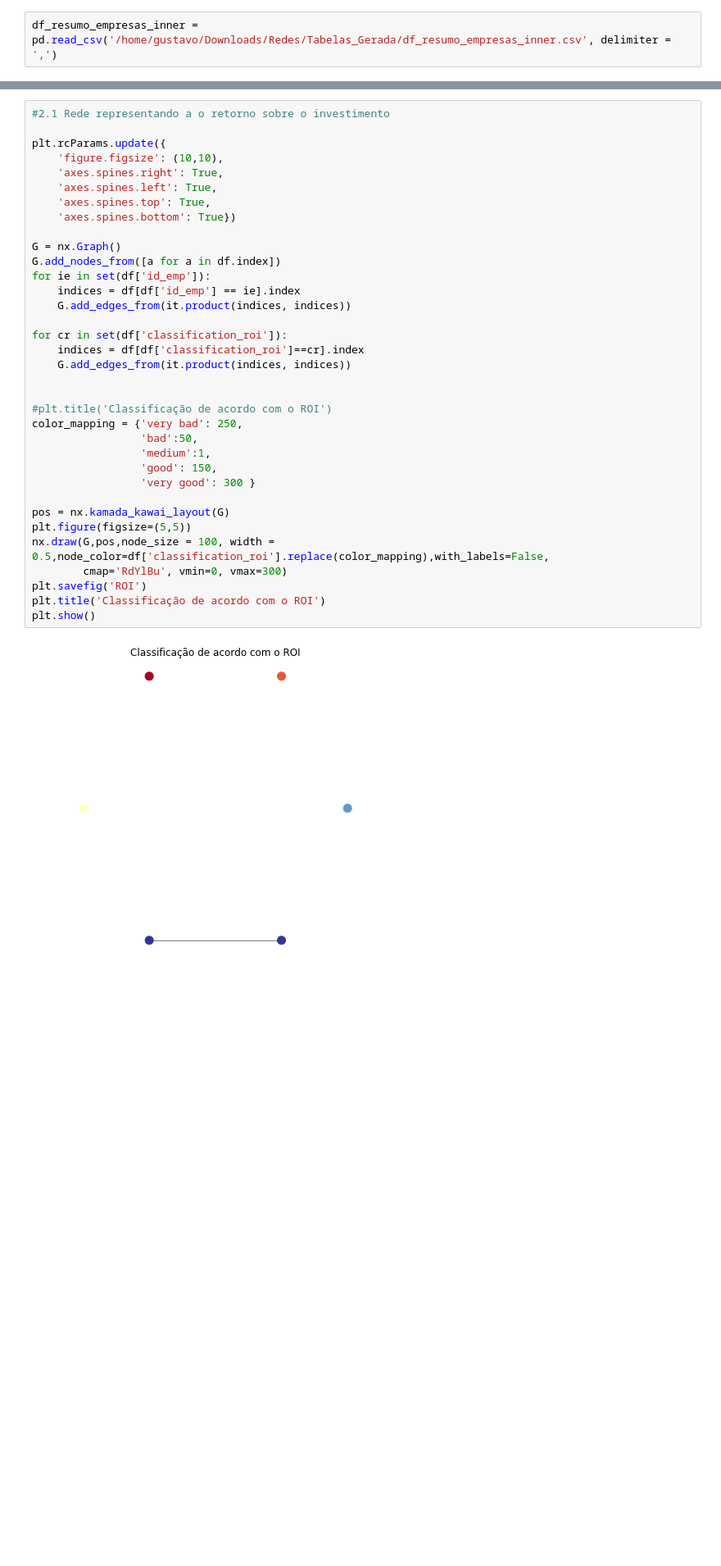
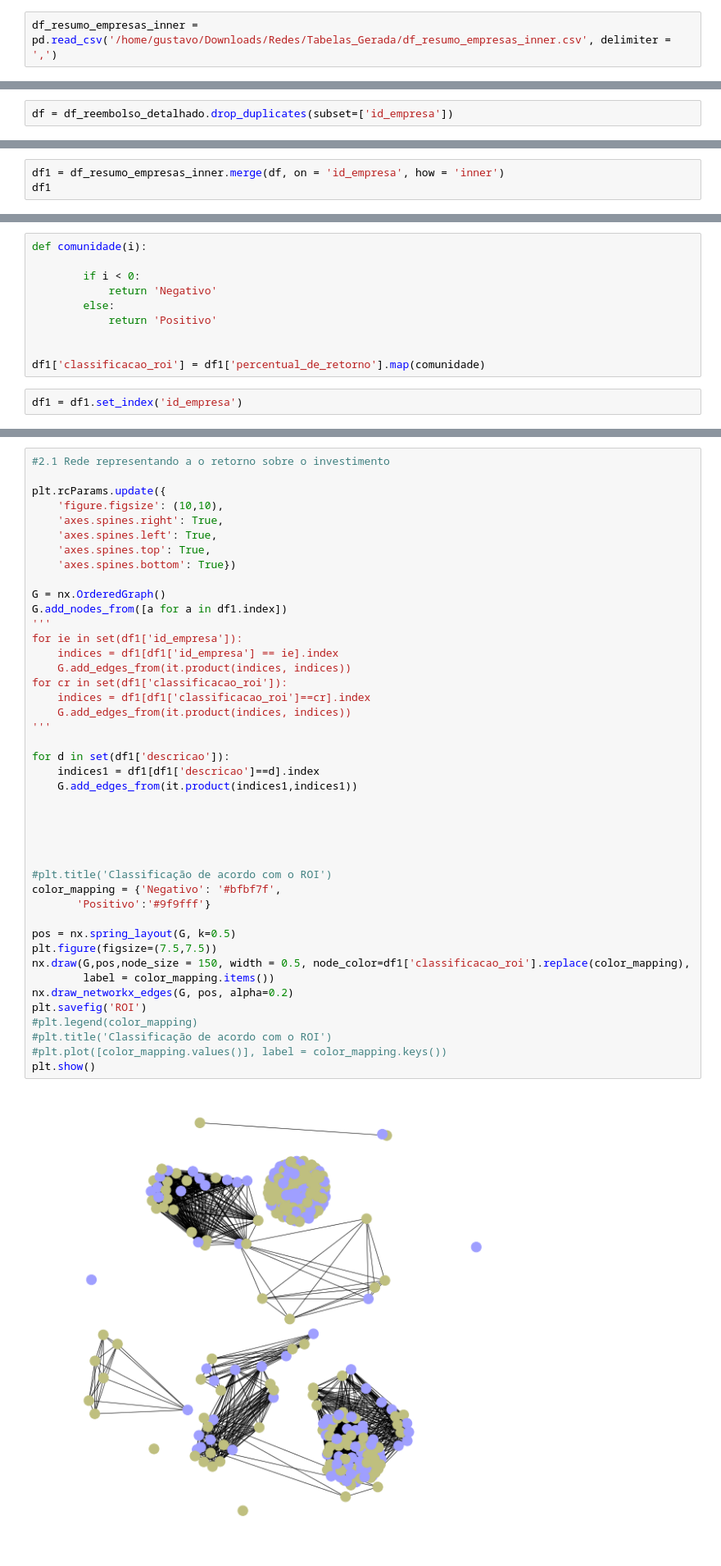
Before and after one commit to ghmc91/Analise_Gastos_Parlamentares, a Jupyter notebook: Scripts/Rede_ROI.ipynb, the cells around one changed output, grey strips where cells are left out. Shown at 82% size. Drawn from its saved outputs; the diff is of its cells as text; blank space fills up the shorter version.

```diff
--- a/Scripts/Rede_ROI.ipynb
+++ b/Scripts/Rede_ROI.ipynb
@@ -113,3 +100,5 @@ df = pd.DataFrame({'id_emp':[13524791000109, 12053850000137, 4707821000113, 4707
+# %%
+df = df_reembolso_detalhado.drop_duplicates(subset=['id_empresa'])
 # %%
 df
 # %% [output]
@@ -122,0 +123,3 @@ df
+# %%
+df1 = df_resumo_empresas_inner.merge(df, on = 'id_empresa', how = 'inner')
+df1
@@ -122,0 +145,12 @@ df
+# %%
+def comunidade(i):
+
+        if i < 0:
+            return 'Negativo'
+        else:
+            return 'Positivo'
+
+
+df1['classificacao_roi'] = df1['percentual_de_retorno'].map(comunidade)
+# %%
+df1 = df1.set_index('id_empresa')
@@ -123,37 +202,45 @@ df
 # %%
 #2.1 Rede representando a o retorno sobre o investimento
 
 plt.rcParams.update({
     'figure.figsize': (10,10),
     'axes.spines.right': True,
     'axes.spines.left': True,
     'axes.spines.top': True,
     'axes.spines.bottom': True})
 
-G = nx.Graph()
-G.add_nodes_from([a for a in df.index])
-for ie in set(df['id_emp']):
-    indices = df[df['id_emp'] == ie].index
+G = nx.OrderedGraph()
+G.add_nodes_from([a for a in df1.index])
+'''
+for ie in set(df1['id_empresa']):
+    indices = df1[df1['id_empresa'] == ie].index
     G.add_edges_from(it.product(indices, indices))
+for cr in set(df1['classificacao_roi']):
+    indices = df1[df1['classificacao_roi']==cr].index
+    G.add_edges_from(it.product(indices, indices))
+'''
 
-for cr in set(df['classification_roi']):
-    indices = df[df['classification_roi']==cr].index
-    G.add_edges_from(it.product(indices, indices))
+for d in set(df1['descricao']):
+    indices1 = df1[df1['descricao']==d].index
+    G.add_edges_from(it.product(indices1,indices1))
+
+
+
 
 
 #plt.title('Classificação de acordo com o ROI')
-color_mapping = {'very bad': 250,
-                 'bad':50,
-                 'medium':1,
-                 'good': 150,
-                 'very good': 300 }
+color_mapping = {'Negativo': '#bfbf7f',
+       'Positivo':'#9f9fff'}
 
-pos = nx.kamada_kawai_layout(G)
-plt.figure(figsize=(5,5))
-nx.draw(G,pos,node_size = 100, width = 0.5,node_color=df['classification_roi'].replace(color_mapping),with_labels=False,
-        cmap='RdYlBu', vmin=0, vmax=300)
+pos = nx.spring_layout(G, k=0.5)
+plt.figure(figsize=(7.5,7.5))
+nx.draw(G,pos,node_size = 150, width = 0.5, node_color=df1['classificacao_roi'].replace(color_mapping),
+        label = color_mapping.items())
+nx.draw_networkx_edges(G, pos, alpha=0.2)
 plt.savefig('ROI')
-plt.title('Classificação de acordo com o ROI')
+#plt.legend(color_mapping)
+#plt.title('Classificação de acordo com o ROI')
+#plt.plot([color_mapping.values()], label = color_mapping.keys())
 plt.show()
 # %% [output]
-[figure, old version]
+[figure, new version]
```
Also changed, not shown: parts of 45 cells of this notebook, 5 other files.
